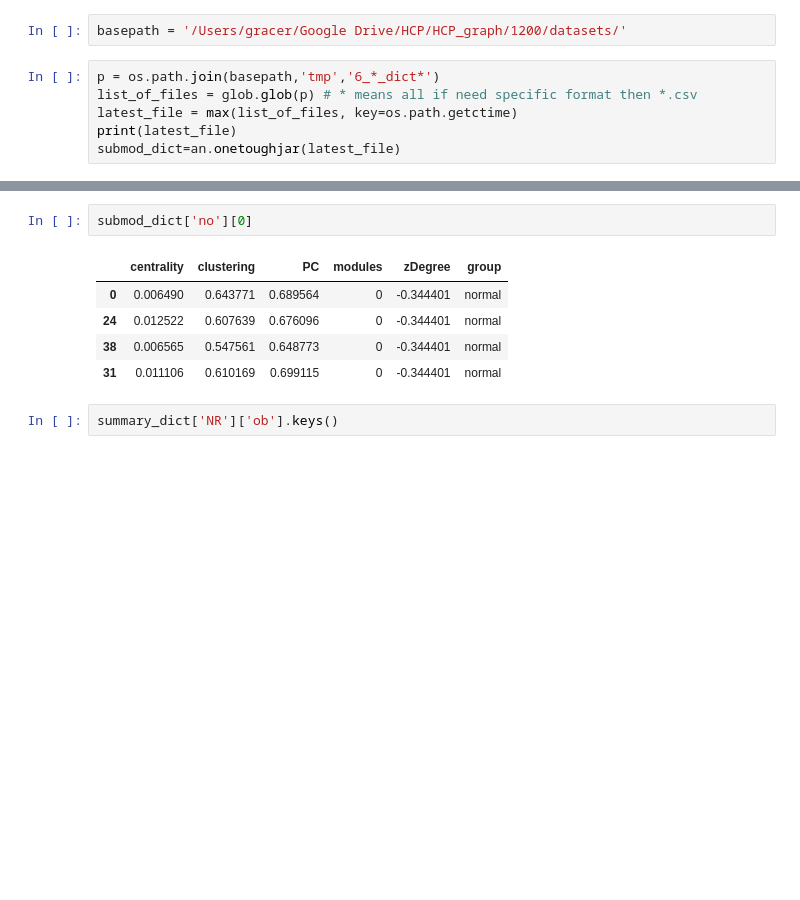
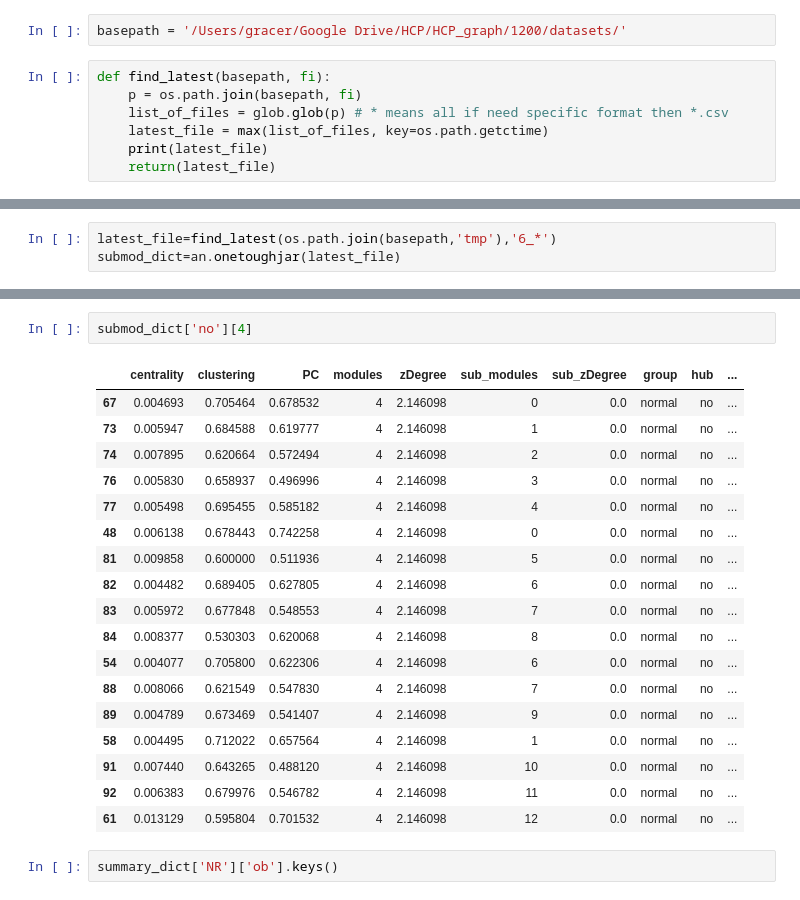
Before and after one commit to grace-shearrer/graph_analysis, a Jupyter notebook: zDegree_update.ipynb, the cells around one changed output, grey strips where cells are left out. Saved outputs shown, nothing was run; the diff lists cells and outputs as text; blank space fills up the shorter version.

```diff
--- a/zDegree_update.ipynb
+++ b/zDegree_update.ipynb
@@ -6,8 +7,9 @@ import os
 # %%
 basepath = '/Users/gracer/Google Drive/HCP/HCP_graph/1200/datasets/'
 # %%
-p = os.path.join(basepath,'tmp','6_*_dict*')
-list_of_files = glob.glob(p) # * means all if need specific format then *.csv
-latest_file = max(list_of_files, key=os.path.getctime)
-print(latest_file)
-submod_dict=an.onetoughjar(latest_file)
+def find_latest(basepath, fi):
+    p = os.path.join(basepath, fi)
+    list_of_files = glob.glob(p) # * means all if need specific format then *.csv
+    latest_file = max(list_of_files, key=os.path.getctime)
+    print(latest_file)
+    return(latest_file)
@@ -15,0 +19,3 @@ submod_dict=an.onetoughjar(latest_file)
+# %%
+latest_file=find_latest(os.path.join(basepath,'tmp'),'6_*')
+submod_dict=an.onetoughjar(latest_file)
@@ -16,11 +140,24 @@ submod_dict=an.onetoughjar(latest_file)
 # %%
-submod_dict['no'][0]
+submod_dict['no'][4]
 # %% [output]
-|  | centrality | clustering | PC | modules | zDegree | group |
-| 0 | 0.006490 | 0.643771 | 0.689564 | 0 | -0.344401 | normal |
-| 24 | 0.012522 | 0.607639 | 0.676096 | 0 | -0.344401 | normal |
-| 38 | 0.006565 | 0.547561 | 0.648773 | 0 | -0.344401 | normal |
-| 31 | 0.011106 | 0.610169 | 0.699115 | 0 | -0.344401 | normal |
+|  | centrality | clustering | PC | modules | zDegree | sub_modules | sub_zDegree | group | hub | ... |
+| 67 | 0.004693 | 0.705464 | 0.678532 | 4 | 2.146098 | 0 | 0.0 | normal | no | ... |
+| 73 | 0.005947 | 0.684588 | 0.619777 | 4 | 2.146098 | 1 | 0.0 | normal | no | ... |
+| 74 | 0.007895 | 0.620664 | 0.572494 | 4 | 2.146098 | 2 | 0.0 | normal | no | ... |
+| 76 | 0.005830 | 0.658937 | 0.496996 | 4 | 2.146098 | 3 | 0.0 | normal | no | ... |
+| 77 | 0.005498 | 0.695455 | 0.585182 | 4 | 2.146098 | 4 | 0.0 | normal | no | ... |
+| 48 | 0.006138 | 0.678443 | 0.742258 | 4 | 2.146098 | 0 | 0.0 | normal | no | ... |
+| 81 | 0.009858 | 0.600000 | 0.511936 | 4 | 2.146098 | 5 | 0.0 | normal | no | ... |
+| 82 | 0.004482 | 0.689405 | 0.627805 | 4 | 2.146098 | 6 | 0.0 | normal | no | ... |
+| 83 | 0.005972 | 0.677848 | 0.548553 | 4 | 2.146098 | 7 | 0.0 | normal | no | ... |
+| 84 | 0.008377 | 0.530303 | 0.620068 | 4 | 2.146098 | 8 | 0.0 | normal | no | ... |
+| 54 | 0.004077 | 0.705800 | 0.622306 | 4 | 2.146098 | 6 | 0.0 | normal | no | ... |
+| 88 | 0.008066 | 0.621549 | 0.547830 | 4 | 2.146098 | 7 | 0.0 | normal | no | ... |
+| 89 | 0.004789 | 0.673469 | 0.541407 | 4 | 2.146098 | 9 | 0.0 | normal | no | ... |
+| 58 | 0.004495 | 0.712022 | 0.657564 | 4 | 2.146098 | 1 | 0.0 | normal | no | ... |
+| 91 | 0.007440 | 0.643265 | 0.488120 | 4 | 2.146098 | 10 | 0.0 | normal | no | ... |
+| 92 | 0.006383 | 0.679976 | 0.546782 | 4 | 2.146098 | 11 | 0.0 | normal | no | ... |
+| 61 | 0.013129 | 0.595804 | 0.701532 | 4 | 2.146098 | 12 | 0.0 | normal | no | ... |
 # %%
 summary_dict['NR']['ob'].keys()
 # %% [output]
```
Also changed, not shown: parts of 35 cells of this notebook, 3 other files.
